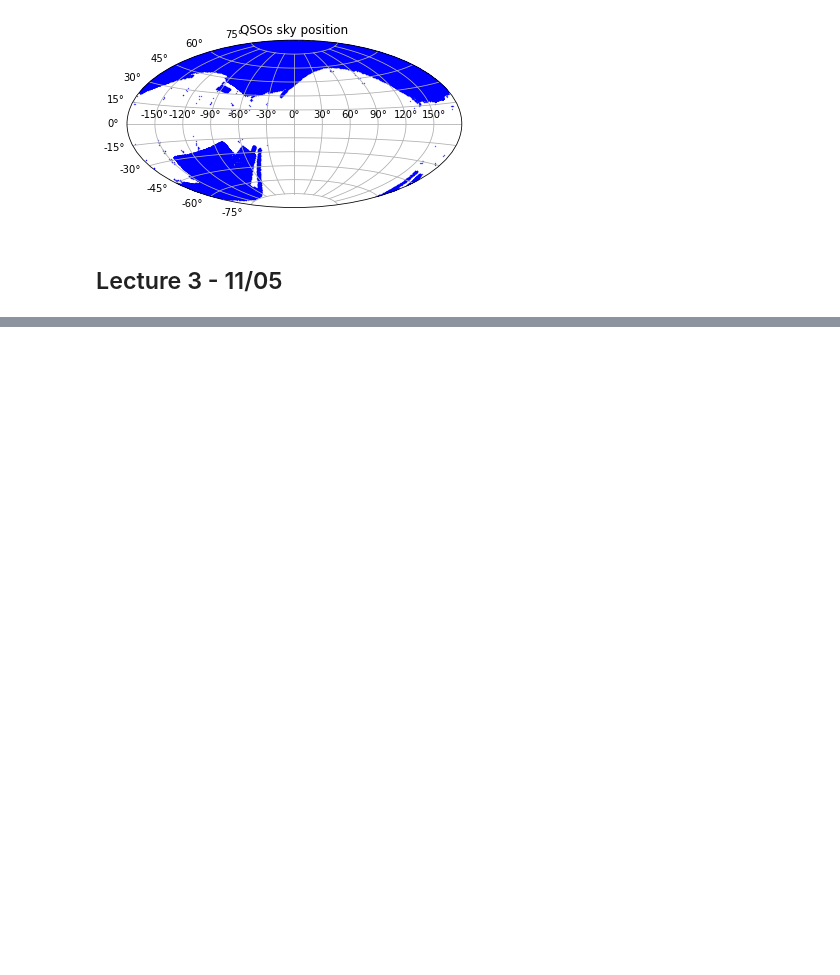
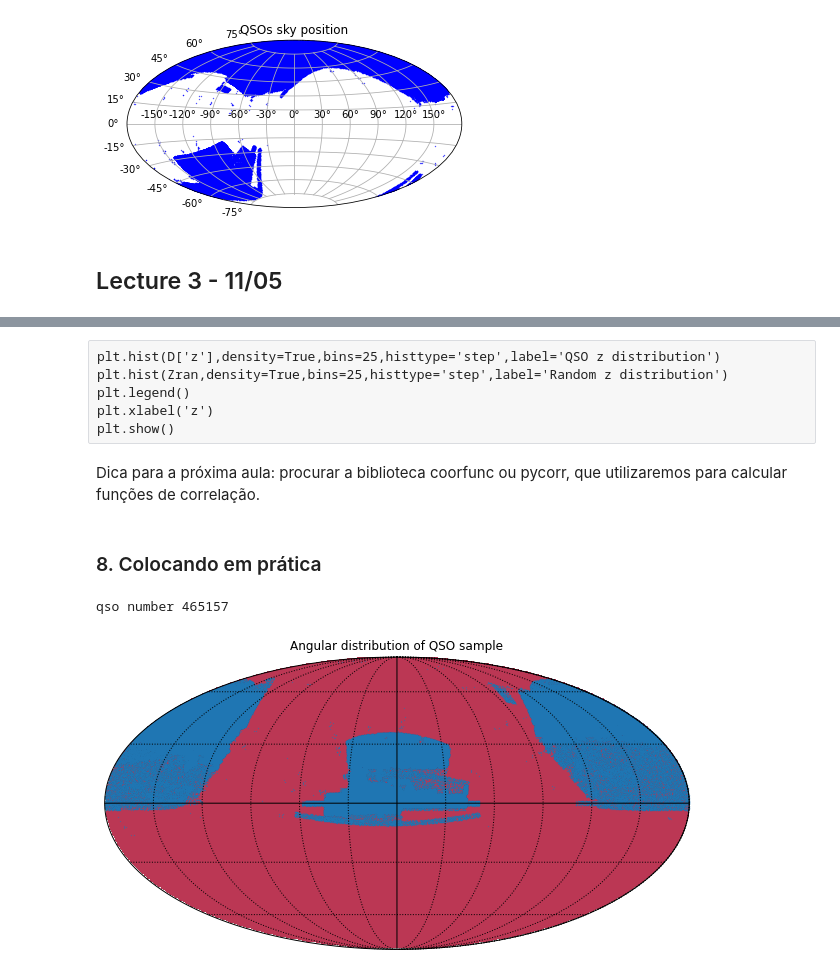
Before and after one commit to cosmo-ufes/LSS_Course, a Jupyter notebook: Python Lectures.ipynb, the cells around one changed output, grey strips where cells are left out. Saved outputs shown, nothing was run; the diff lists cells and outputs as text; code cells hidden in the pictures; blank space fills up the shorter version.

```diff
--- a/Python Lectures.ipynb
+++ b/Python Lectures.ipynb
@@ -524,0 +770,10 @@ plt.show()
+# %% [raw]
+plt.hist(D['z'],density=True,bins=25,histtype='step',label='QSO z distribution')
+plt.hist(Zran,density=True,bins=25,histtype='step',label='Random z distribution')
+plt.legend()
+plt.xlabel('z')
+plt.show()
+# %% [markdown]
+Dica para a próxima aula: procurar a biblioteca coorfunc ou pycorr, que utilizaremos para calcular funções de correlação.
+# %% [markdown]
+### 8. Colocando em prática
@@ -524,0 +782,36 @@ plt.show()
+# %%
+qso_data='DR16Q_v4.fits'
+
+zmin=0.8
+zmax=2.2
+
+fileout='data/qso_subset_08_22.dat'
+
+def qso_sub(qso_data,zmin,zmax,fileout):
+
+    with fits.open(qso_data) as catalog:
+        data0 = catalog[1].data
+
+    data=data0[(data0['Z']>zmin)&(data0['Z']<zmax)] #---> z slice
+
+    datasave=np.vstack([data['RA'],data['DEC'],data['Z']])
+    np.savetxt(fileout,datasave.T)
+
+    print('qso number',len(data['RA']))
+
+qso_sub(qso_data,zmin,zmax,fileout) #call only once per sample
+# %% [output]
+qso number 465157
+# %%
+colnames=['ra', 'dec', 'z']
+D = pd.read_csv(fileout, delimiter=' ', names = colnames)
+
+nside = 32 #select healpy map resolution (pixel size)
+
+background_healpix_map=np.zeros(hp.nside2npix(nside))
+hp.mollview(background_healpix_map, title = 'Angular distribution of QSO sample', cbar=False, cmap='inferno')
+hp.graticule()
+hp.projscatter(D['ra'], D['dec'], lonlat=True, s=0.05, label = 'QSO z doistribution')
+plt.show()
+# %% [output]
+[figure, added]
```
Also changed, not shown: parts of 63 cells of this notebook, 2 other files.
